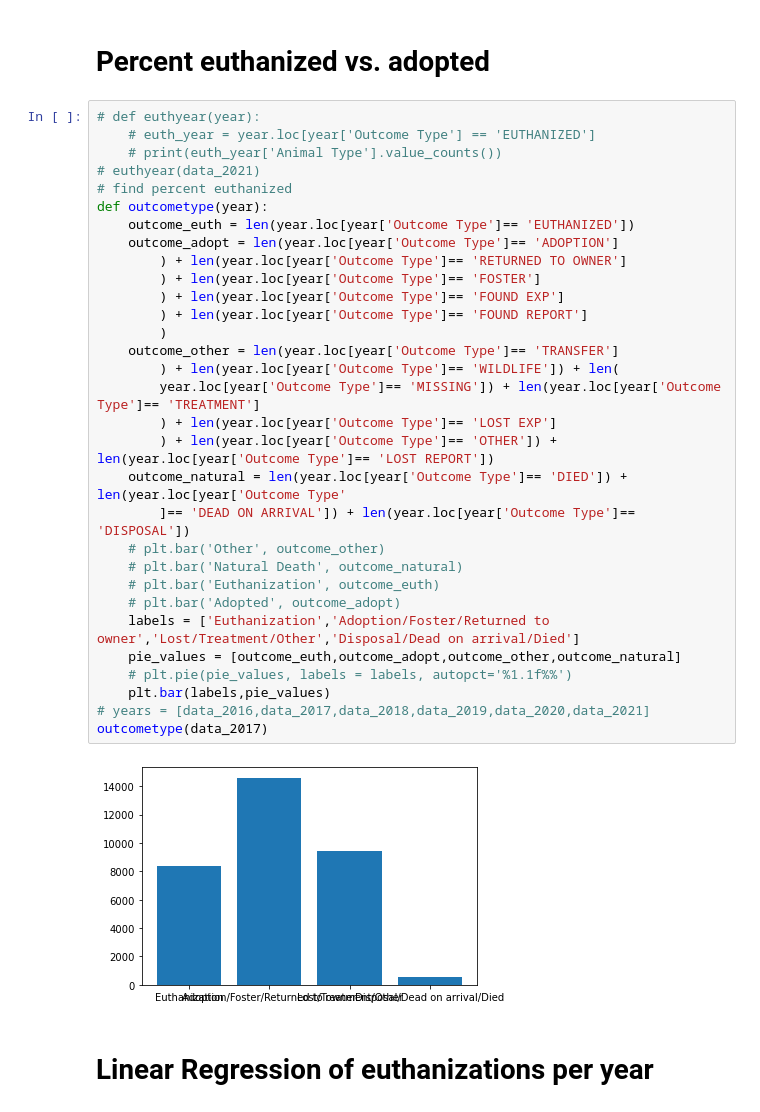
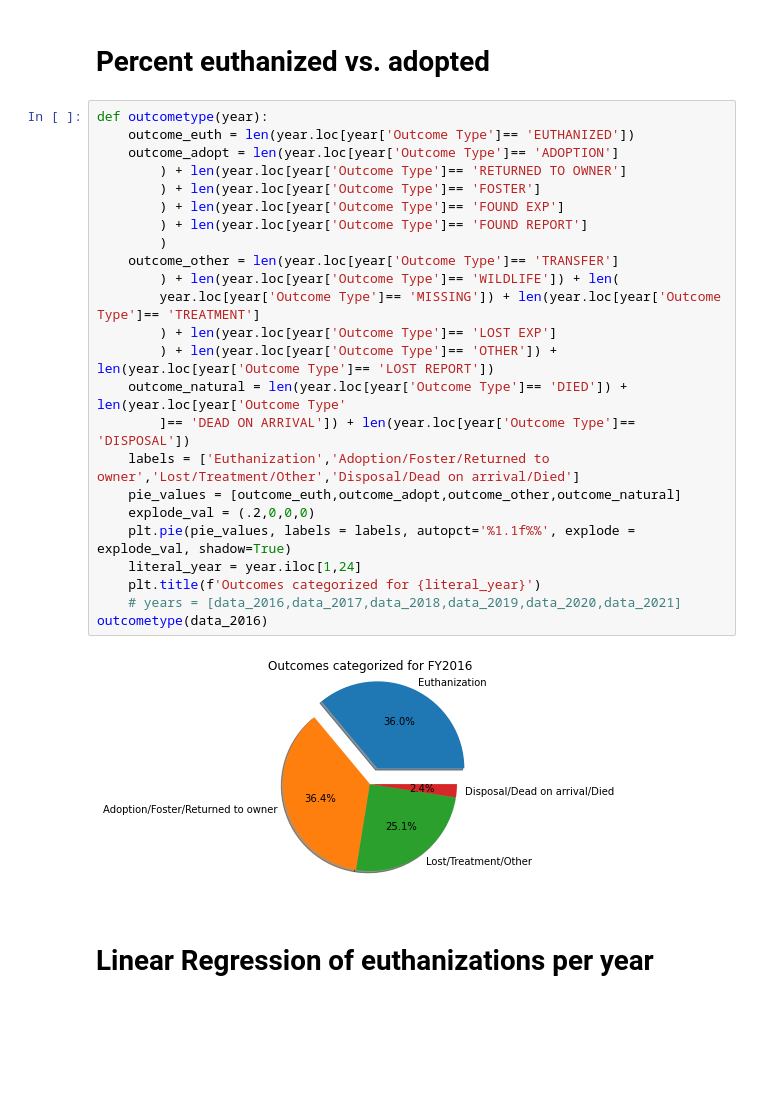
Before and after one commit to jconcha56429/Project1, a Jupyter notebook: Euthanization/Euthanization.ipynb, the cells around one changed output. Cells and saved outputs as stored; diff of their text form; blank space fills up the shorter version.

```diff
--- a/Euthanization/Euthanization.ipynb
+++ b/Euthanization/Euthanization.ipynb
@@ -124,38 +124,31 @@ data_2021 = shelter_data_df.loc[shelter_data_df['Year']=='FY2021']
 # %% [markdown]
 # Percent euthanized vs. adopted
 # %%
-# def euthyear(year):
-    # euth_year = year.loc[year['Outcome Type'] == 'EUTHANIZED']
-    # print(euth_year['Animal Type'].value_counts())
-# euthyear(data_2021)
-# find percent euthanized
 def outcometype(year):
     outcome_euth = len(year.loc[year['Outcome Type']== 'EUTHANIZED'])
     outcome_adopt = len(year.loc[year['Outcome Type']== 'ADOPTION']
         ) + len(year.loc[year['Outcome Type']== 'RETURNED TO OWNER']
         ) + len(year.loc[year['Outcome Type']== 'FOSTER']
         ) + len(year.loc[year['Outcome Type']== 'FOUND EXP']
         ) + len(year.loc[year['Outcome Type']== 'FOUND REPORT']
         )
     outcome_other = len(year.loc[year['Outcome Type']== 'TRANSFER']
         ) + len(year.loc[year['Outcome Type']== 'WILDLIFE']) + len(
         year.loc[year['Outcome Type']== 'MISSING']) + len(year.loc[year['Outcome Type']== 'TREATMENT']
         ) + len(year.loc[year['Outcome Type']== 'LOST EXP']
         ) + len(year.loc[year['Outcome Type']== 'OTHER']) + len(year.loc[year['Outcome Type']== 'LOST REPORT'])
     outcome_natural = len(year.loc[year['Outcome Type']== 'DIED']) + len(year.loc[year['Outcome Type'
         ]== 'DEAD ON ARRIVAL']) + len(year.loc[year['Outcome Type']== 'DISPOSAL'])
-    # plt.bar('Other', outcome_other)
-    # plt.bar('Natural Death', outcome_natural)
-    # plt.bar('Euthanization', outcome_euth)
-    # plt.bar('Adopted', outcome_adopt)
     labels = ['Euthanization','Adoption/Foster/Returned to owner','Lost/Treatment/Other','Disposal/Dead on arrival/Died']
     pie_values = [outcome_euth,outcome_adopt,outcome_other,outcome_natural]
-    # plt.pie(pie_values, labels = labels, autopct='%1.1f%%')
-    plt.bar(labels,pie_values)
-# years = [data_2016,data_2017,data_2018,data_2019,data_2020,data_2021]
-outcometype(data_2017)
+    explode_val = (.2,0,0,0)
+    plt.pie(pie_values, labels = labels, autopct='%1.1f%%', explode = explode_val, shadow=True)
+    literal_year = year.iloc[1,24]
+    plt.title(f'Outcomes categorized for {literal_year}')
+    # years = [data_2016,data_2017,data_2018,data_2019,data_2020,data_2021]
+outcometype(data_2016)
 # %% [output]
-[figure, old version]
+[figure, new version]
 # %% [markdown]
 # Linear Regression of euthanizations per year
 # %% [markdown]
```
Also changed, not shown: parts of 6 cells of this notebook.
